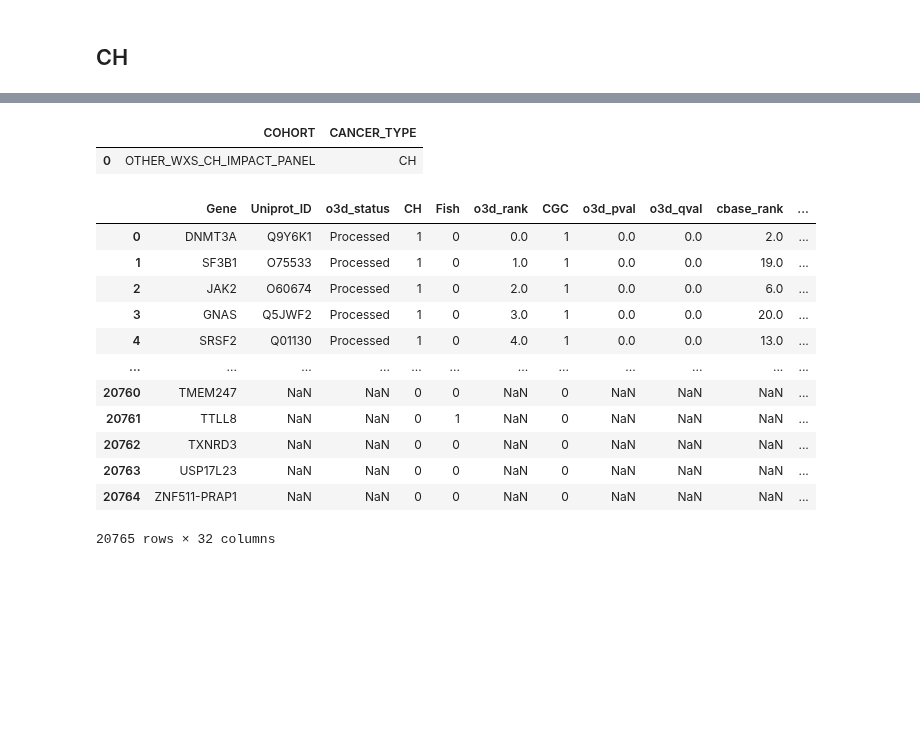
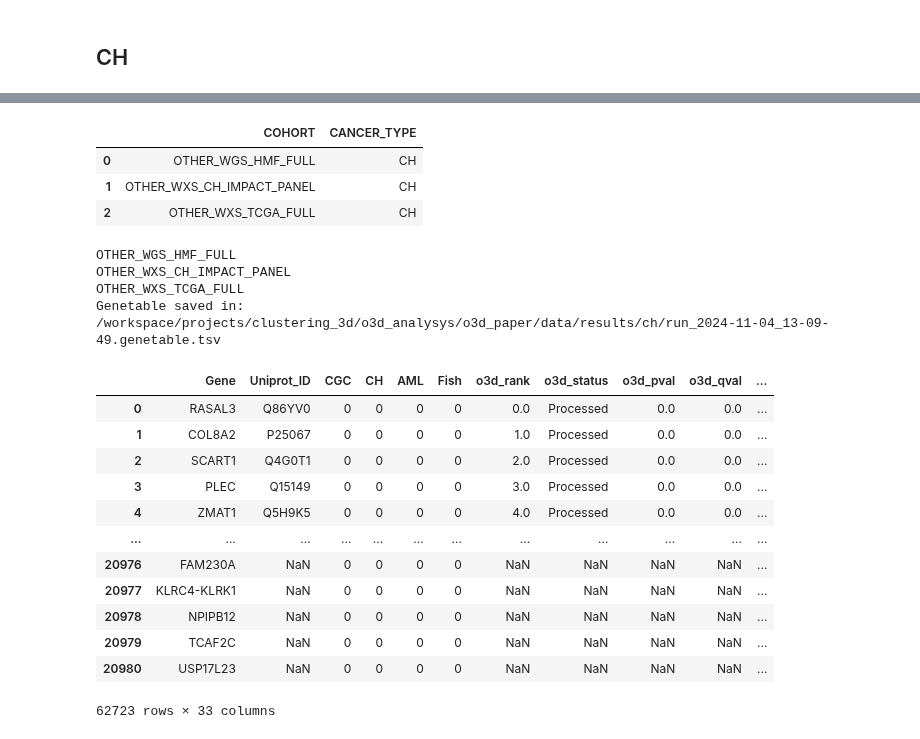
Before and after one commit to bbglab/oncodrive3d_paper, a Jupyter notebook: data/data.ipynb, the cells around one changed output, grey strips where cells are left out. Drawn from its saved outputs; the diff is of its cells as text; code cells hidden in the pictures; blank space fills up the shorter version.

```diff
--- a/data/data.ipynb
+++ b/data/data.ipynb
@@ -590,7 +607,7 @@ def get_all_methods_results(cohort,
 
     # Add CGC
     cgc = cohort_df["Gene"].isin(cgc_genes).astype(int)
-    cohort_df.insert(4, "CGC", cgc)
+    cohort_df.insert(3, "CGC", cgc)
 
     # Add fishy (Gene in Fishy list and not in CGC)
     fishy = np.nan
@@ -698,10 +715,15 @@ df.to_csv(f"{genetable_output}/{RUN}.tcga.genetable.tsv", sep = "\t", index = Fa
 # %% [markdown]
 ## CH
 # %%
-RUN = "run_20230512_ch"
+RUN = "run_2024-11-04_13-09-49"
+SUBDIR = "ch"
+genetable_path = f"/workspace/projects/clustering_3d/o3d_analysys/o3d_paper/data/results/{SUBDIR}/{RUN}.genetable.tsv"
 
 datasets = "/workspace/projects/clustering_3d/o3d_analysys/datasets"
-o3d_output = f"{datasets}/output/ch/o3d_output/{RUN}"
+o3d_output = f"{datasets}/output/ch/o3d_output/run_20241004_ch/{RUN}"
 intogen_output = f"{datasets}/output/ch/intogen_output"
 input_path = f"{datasets}/input/ch"
-genetable_output = "/workspace/projects/clustering_3d/o3d_analysys/analysys/genetables/results"
+genetable_output = "/workspace/projects/clustering_3d/o3d_analysys/o3d_paper/data/results/ch"
+
+ch_genes = pd.read_csv(f"{datasets}/ch_genes.tsv", sep = '\t')
+ch_genes = ch_genes["Gene"].values
@@ -713,36 +730,46 @@ run_233106.added_seismic_cbase.tcga.genetable.tsv
 # %%
-cohort_df = pd.DataFrame({"COHORT" : ["OTHER_WXS_CH_IMPACT_PANEL"], "CANCER_TYPE" : ["CH"]})
+cohort_df = pd.DataFrame({"COHORT" : ["OTHER_WGS_HMF_FULL",
+                                      "OTHER_WXS_CH_IMPACT_PANEL",
+                                      "OTHER_WXS_TCGA_FULL"],
+                          "CANCER_TYPE" : ["CH", "CH", "CH"]})
 cohort_df
 # %% [output]
 |  | COHORT | CANCER_TYPE |
-| 0 | OTHER_WXS_CH_IMPACT_PANEL | CH |
+| 0 | OTHER_WGS_HMF_FULL | CH |
+| 1 | OTHER_WXS_CH_IMPACT_PANEL | CH |
+| 2 | OTHER_WXS_TCGA_FULL | CH |
 # %%
 ch_genes = pd.read_csv(f"{datasets}/ch_genes.tsv", sep = '\t')
-ch_genes = ch_genes["Gene"].values
+aml_genes = ch_genes[ch_genes["Myeloid"] == "YES"].Gene.values
+ch_genes = ch_genes[ch_genes["CH"] == "YES"].Gene.values
 # %%
 df = get_genetable(cohort_df=cohort_df,
-                    datasets=datasets,
                     o3d_output=o3d_output,
                     intogen_output=intogen_output,
-                    input_maf_profile = input_path,
-                    filter_icgc=False,
+                    input_datasets = input_path,
+                    cgc_df=cgc_df,
+                    fishy_df=fishy_df,
                     ch_genes=ch_genes,
+                    aml_genes=aml_genes,
                     genetable_output=genetable_output,
-                    filename = None,
-                    save = False)
-
+                    filename = RUN,
+                    save = True)
 df
 # %% [output]
+OTHER_WGS_HMF_FULL
+OTHER_WXS_CH_IMPACT_PANEL
+OTHER_WXS_TCGA_FULL
+Genetable saved in: /workspace/projects/clustering_3d/o3d_analysys/o3d_paper/data/results/ch/run_2024-11-04_13-09-49.genetable.tsv
-|  | Gene | Uniprot_ID | o3d_status | CH | Fish | o3d_rank | CGC | o3d_pval | o3d_qval | cbase_rank | ... |
-| 0 | DNMT3A | Q9Y6K1 | Processed | 1 | 0 | 0.0 | 1 | 0.0 | 0.0 | 2.0 | ... |
-| 1 | SF3B1 | O75533 | Processed | 1 | 0 | 1.0 | 1 | 0.0 | 0.0 | 19.0 | ... |
-| 2 | JAK2 | O60674 | Processed | 1 | 0 | 2.0 | 1 | 0.0 | 0.0 | 6.0 | ... |
-| 3 | GNAS | Q5JWF2 | Processed | 1 | 0 | 3.0 | 1 | 0.0 | 0.0 | 20.0 | ... |
-| 4 | SRSF2 | Q01130 | Processed | 1 | 0 | 4.0 | 1 | 0.0 | 0.0 | 13.0 | ... |
+|  | Gene | Uniprot_ID | CGC | CH | AML | Fish | o3d_rank | o3d_status | o3d_pval | o3d_qval | ... |
+| 0 | RASAL3 | Q86YV0 | 0 | 0 | 0 | 0 | 0.0 | Processed | 0.0 | 0.0 | ... |
+| 1 | COL8A2 | P25067 | 0 | 0 | 0 | 0 | 1.0 | Processed | 0.0 | 0.0 | ... |
+| 2 | SCART1 | Q4G0T1 | 0 | 0 | 0 | 0 | 2.0 | Processed | 0.0 | 0.0 | ... |
+| 3 | PLEC | Q15149 | 0 | 0 | 0 | 0 | 3.0 | Processed | 0.0 | 0.0 | ... |
+| 4 | ZMAT1 | Q5H9K5 | 0 | 0 | 0 | 0 | 4.0 | Processed | 0.0 | 0.0 | ... |
 | ... | ... | ... | ... | ... | ... | ... | ... | ... | ... | ... | ... |
-| 20760 | TMEM247 | NaN | NaN | 0 | 0 | NaN | 0 | NaN | NaN | NaN | ... |
-| 20761 | TTLL8 | NaN | NaN | 0 | 1 | NaN | 0 | NaN | NaN | NaN | ... |
-| 20762 | TXNRD3 | NaN | NaN | 0 | 0 | NaN | 0 | NaN | NaN | NaN | ... |
-| 20763 | USP17L23 | NaN | NaN | 0 | 0 | NaN | 0 | NaN | NaN | NaN | ... |
-| 20764 | ZNF511-PRAP1 | NaN | NaN | 0 | 0 | NaN | 0 | NaN | NaN | NaN | ... |
+| 20976 | FAM230A | NaN | 0 | 0 | 0 | 0 | NaN | NaN | NaN | NaN | ... |
+| 20977 | KLRC4-KLRK1 | NaN | 0 | 0 | 0 | 0 | NaN | NaN | NaN | NaN | ... |
+| 20978 | NPIPB12 | NaN | 0 | 0 | 0 | 0 | NaN | NaN | NaN | NaN | ... |
+| 20979 | TCAF2C | NaN | 0 | 0 | 0 | 0 | NaN | NaN | NaN | NaN | ... |
+| 20980 | USP17L23 | NaN | 0 | 0 | 0 | 0 | NaN | NaN | NaN | NaN | ... |
-20765 rows × 32 columns
+62723 rows × 33 columns
```
Also changed, not shown: parts of 8 cells of this notebook, 2 other files.
